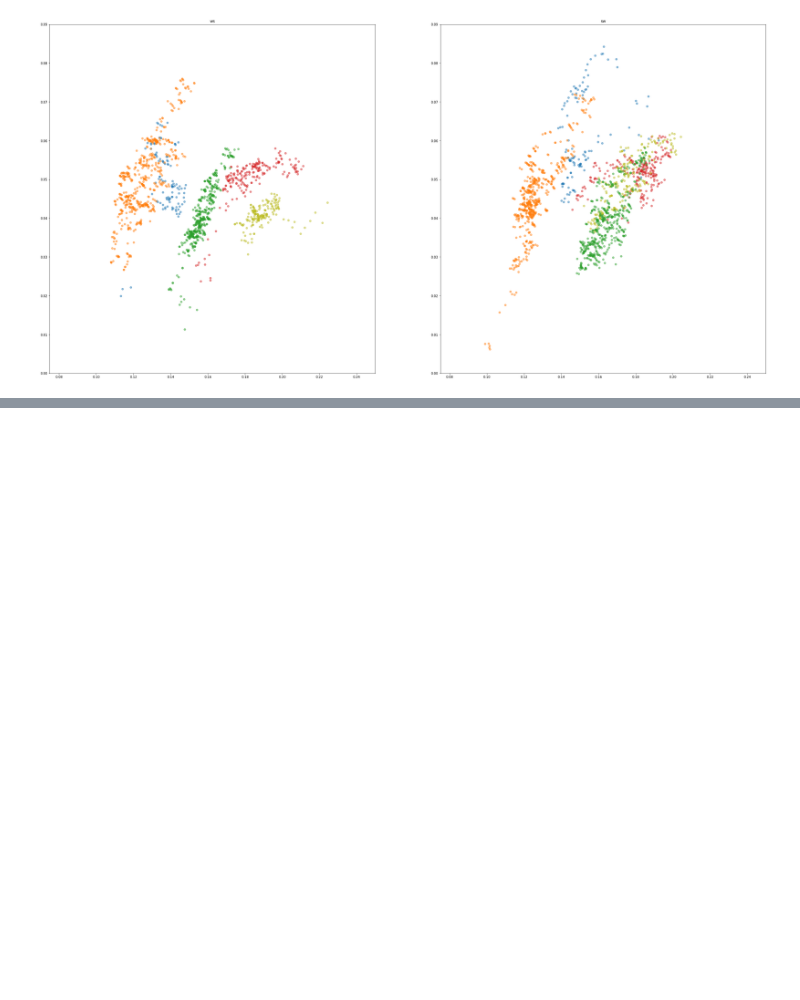
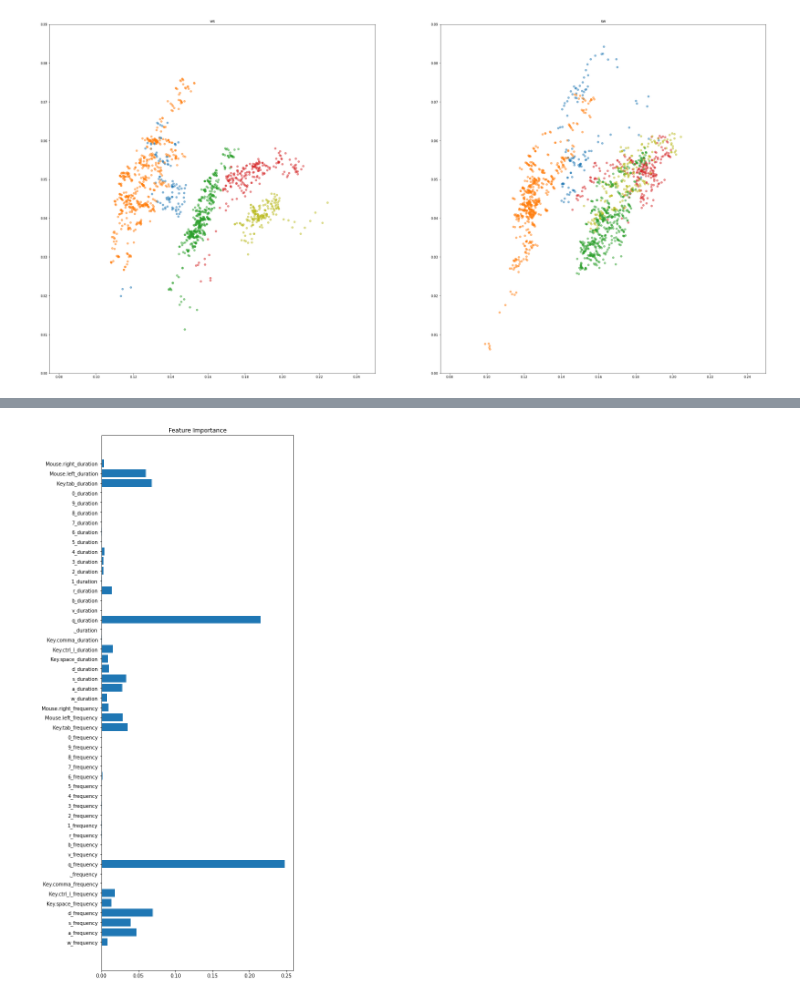
Before and after one commit to HengjunLuo/capstone-landis, a Jupyter notebook: notebooks/flightTime.ipynb, the cells around one changed output, grey strips where cells are left out. Cells and saved outputs as stored; diff of their text form; code cells hidden in the pictures; blank space fills up the shorter version.

```diff
--- a/notebooks/flightTime.ipynb
+++ b/notebooks/flightTime.ipynb
@@ -403,0 +242,22 @@ KNN Confusion Matrix:
+# %%
+import numpy as np
+import matplotlib.pyplot as plt
+
+# We want to plot the feature importance of all features to see how our classifier is splitting data
+importances = rfc.feature_importances_
+#indices = np.argsort(importances)
+
+# Expand figure vertically
+plt.figure(figsize=(7,20))
+
+# Barplot
+plt.barh(range(len(importances)), importances)
+# Add feature names as y-axis labels
+# replace [indices[i] for i in indices] with feature labels
+plt.yticks(range(len(importances)), KeyboardHeatmap.heatmap_data_names())
+# Create plot title
+plt.title("Feature Importance")
+# Show plot
+plt.show()
+# %% [output]
+[figure, added]
```
Also changed, not shown: parts of 6 cells of this notebook, 11 other files.
